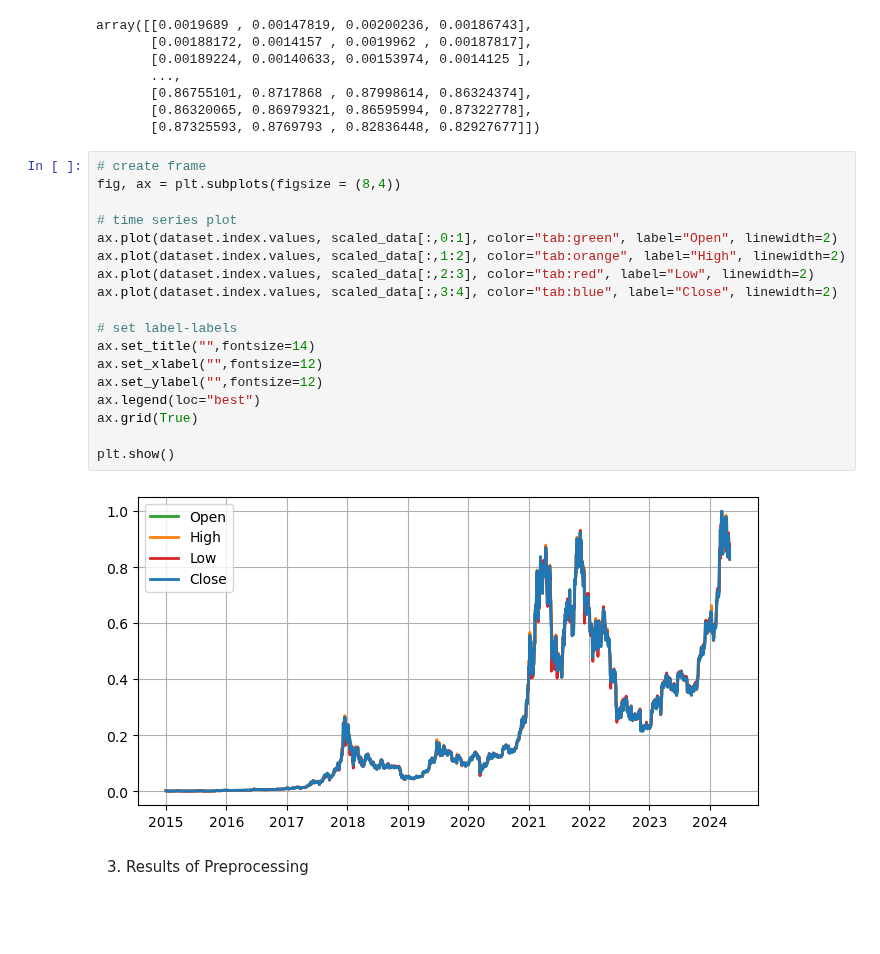
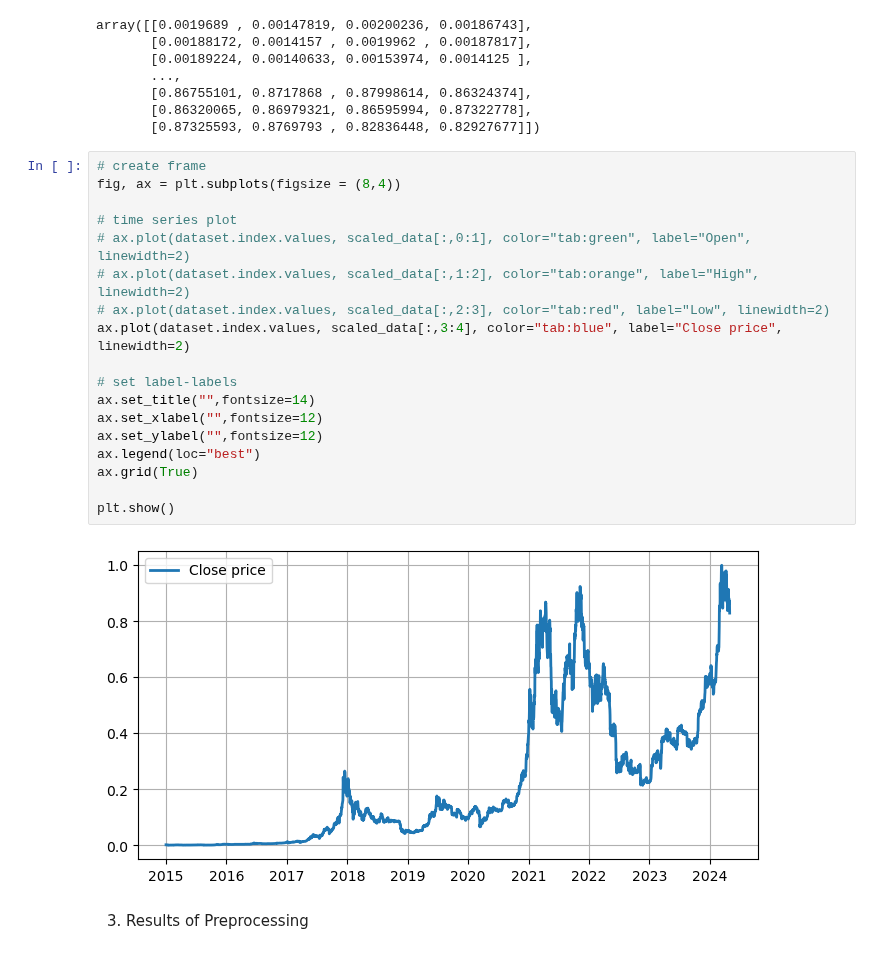
Before and after one commit to kusin/tensorflow-btc-usd-v2, a Jupyter notebook: K01-Preprocessing.ipynb, the cells around one changed output. Saved outputs shown, nothing was run; the diff lists cells and outputs as text; blank space fills up the shorter version.

```diff
--- a/K01-Preprocessing.ipynb
+++ b/K01-Preprocessing.ipynb
@@ -96,23 +96,23 @@ array([[0.0019689 , 0.00147819, 0.00200236, 0.00186743],
 # %%
 # create frame
 fig, ax = plt.subplots(figsize = (8,4))
 
 # time series plot
-ax.plot(dataset.index.values, scaled_data[:,0:1], color="tab:green", label="Open", linewidth=2)
-ax.plot(dataset.index.values, scaled_data[:,1:2], color="tab:orange", label="High", linewidth=2)
-ax.plot(dataset.index.values, scaled_data[:,2:3], color="tab:red", label="Low", linewidth=2)
-ax.plot(dataset.index.values, scaled_data[:,3:4], color="tab:blue", label="Close", linewidth=2)
+# ax.plot(dataset.index.values, scaled_data[:,0:1], color="tab:green", label="Open", linewidth=2)
+# ax.plot(dataset.index.values, scaled_data[:,1:2], color="tab:orange", label="High", linewidth=2)
+# ax.plot(dataset.index.values, scaled_data[:,2:3], color="tab:red", label="Low", linewidth=2)
+ax.plot(dataset.index.values, scaled_data[:,3:4], color="tab:blue", label="Close price", linewidth=2)
 
 # set label-labels
 ax.set_title("",fontsize=14)
 ax.set_xlabel("",fontsize=12)
 ax.set_ylabel("",fontsize=12)
 ax.legend(loc="best")
 ax.grid(True)
 
 plt.show()
 # %% [output]
-[figure, old version]
+[figure, new version]
 # %% [markdown]
 3. Results of Preprocessing
 # %%
```
Also changed, not shown: 1 other file.
